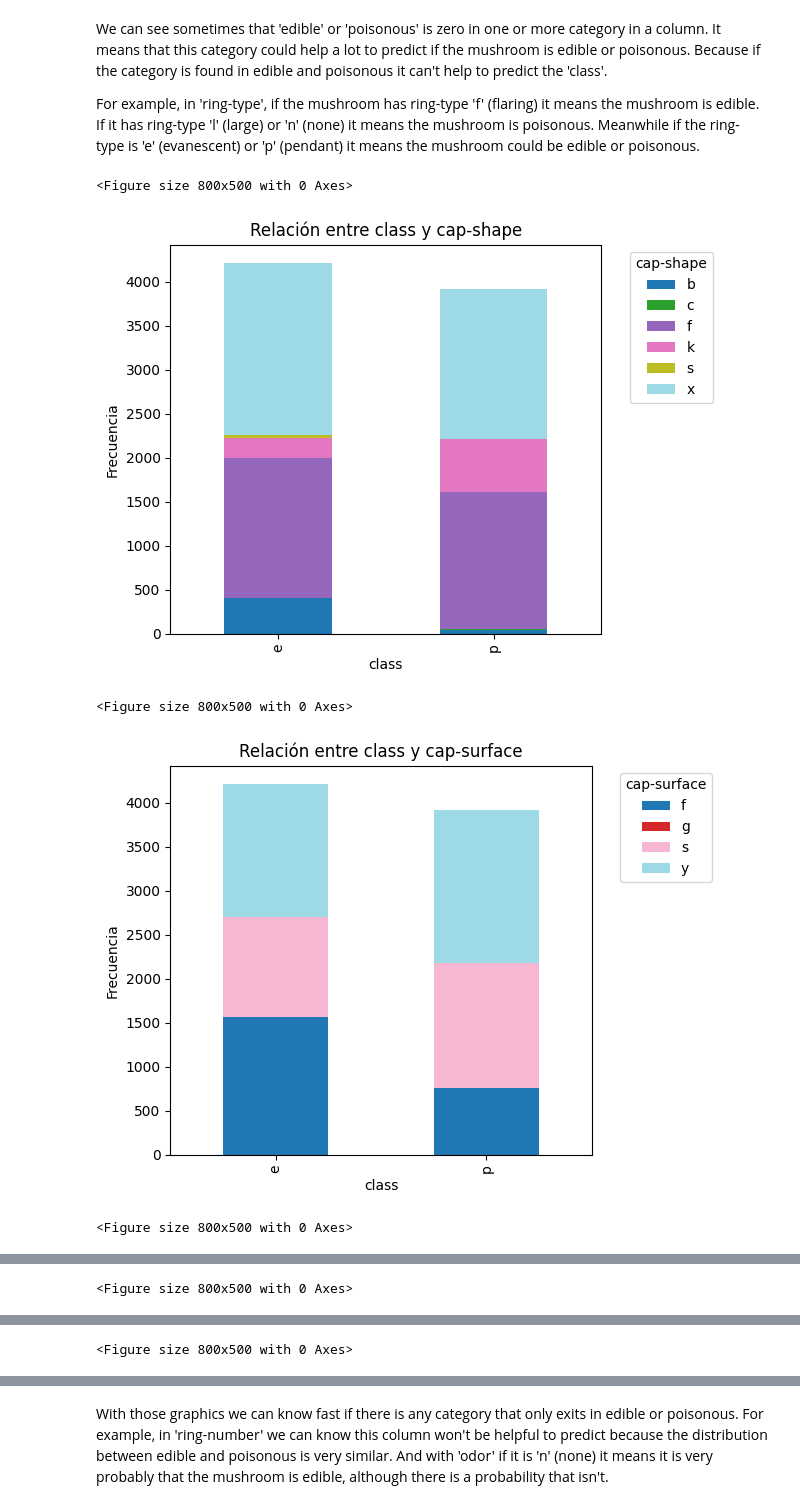
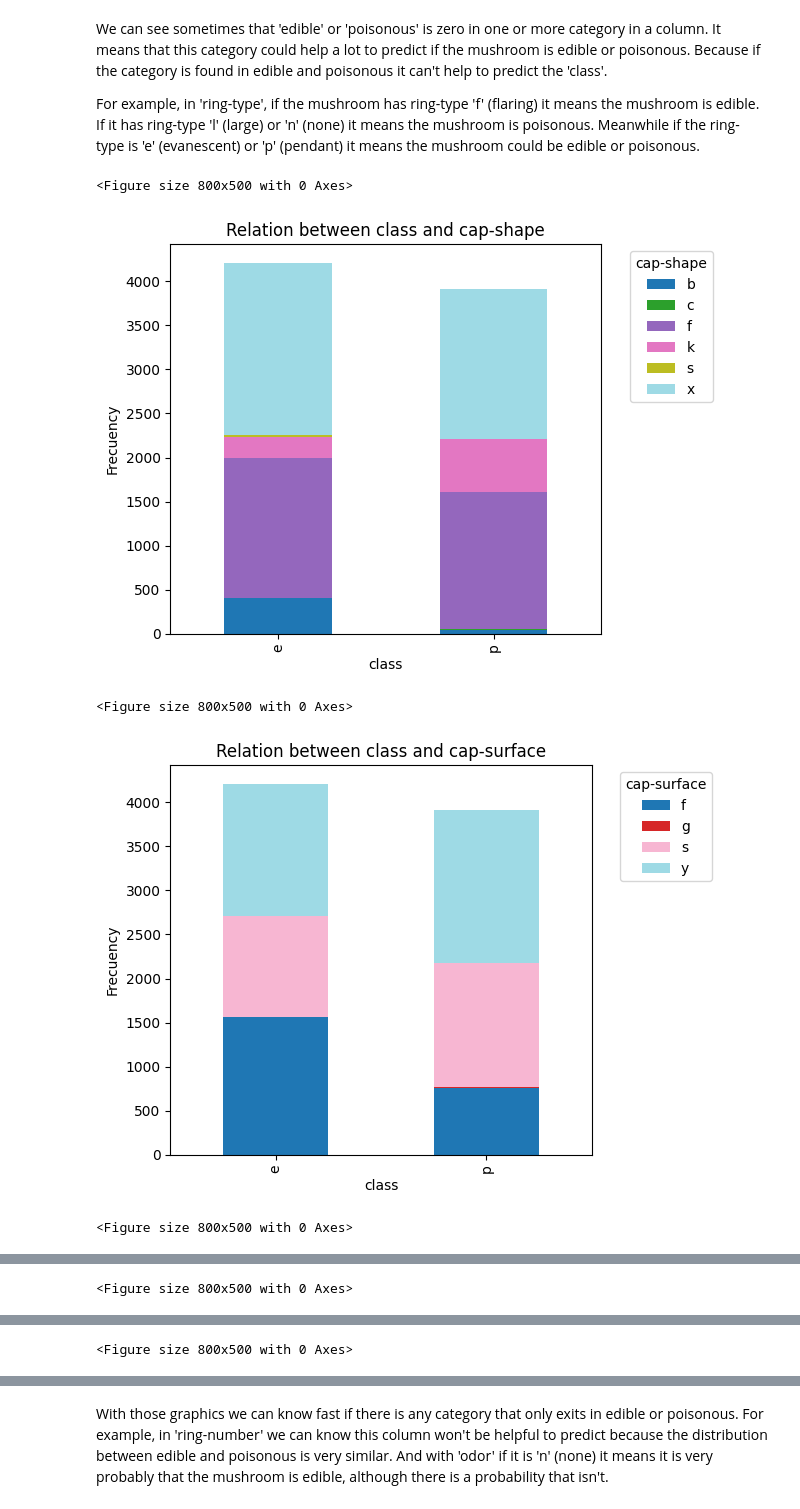
Before and after one commit to rociolozanocaro/unsupervised_modeling, a Jupyter notebook: notebooks/p9_unsupervised_rocio.ipynb, the cells around one changed output, grey strips where cells are left out. Saved outputs shown, nothing was run; the diff lists cells and outputs as text; code cells hidden in the pictures.

```diff
--- a/notebooks/p9_unsupervised_rocio.ipynb
+++ b/notebooks/p9_unsupervised_rocio.ipynb
@@ -487,19 +487,19 @@ For example, in 'ring-type', if the mushroom has ring-type 'f' (flaring) it mean
 # %%
 for col in df_decoded.columns:
     if col != 'class':
         crosstab = pd.crosstab(df_decoded['class'], df_decoded[col])
         plt.figure(figsize=(8,5))
         crosstab.plot(kind='bar', stacked=True, colormap='tab20')
-        plt.title(f'Relación entre class y {col}')
+        plt.title(f'Relation between class and {col}')
         plt.xlabel('class')
-        plt.ylabel('Frecuencia')
+        plt.ylabel('Frecuency')
         plt.legend(title=col, bbox_to_anchor=(1.05, 1), loc='upper left')
 
         plt.tight_layout()
         plt.show()
 # %% [output]
 <Figure size 800x500 with 0 Axes>
-[figure, old version]
+[figure, new version]
 <Figure size 800x500 with 0 Axes>
-[figure, old version]
+[figure, new version]
 <Figure size 800x500 with 0 Axes>
```
Also changed, not shown: parts of 6 cells of this notebook, 11 other files.
